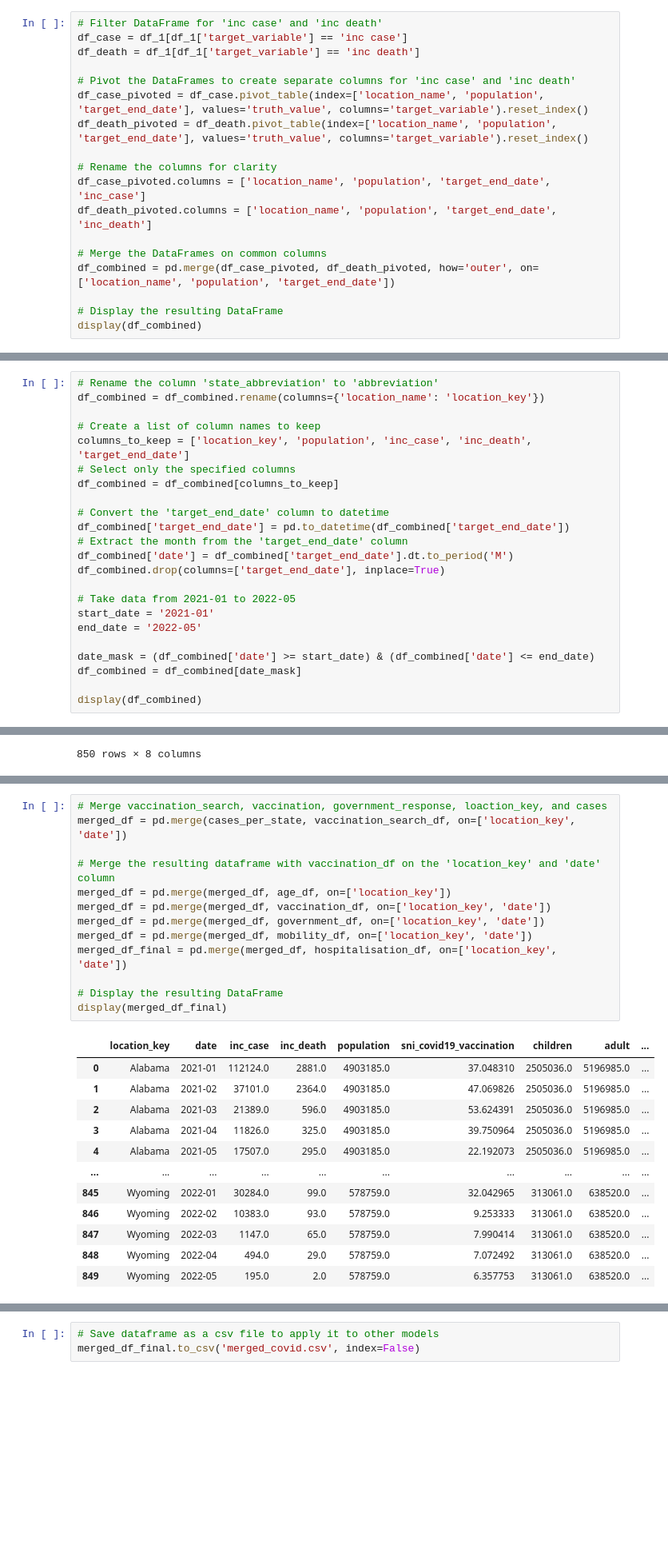
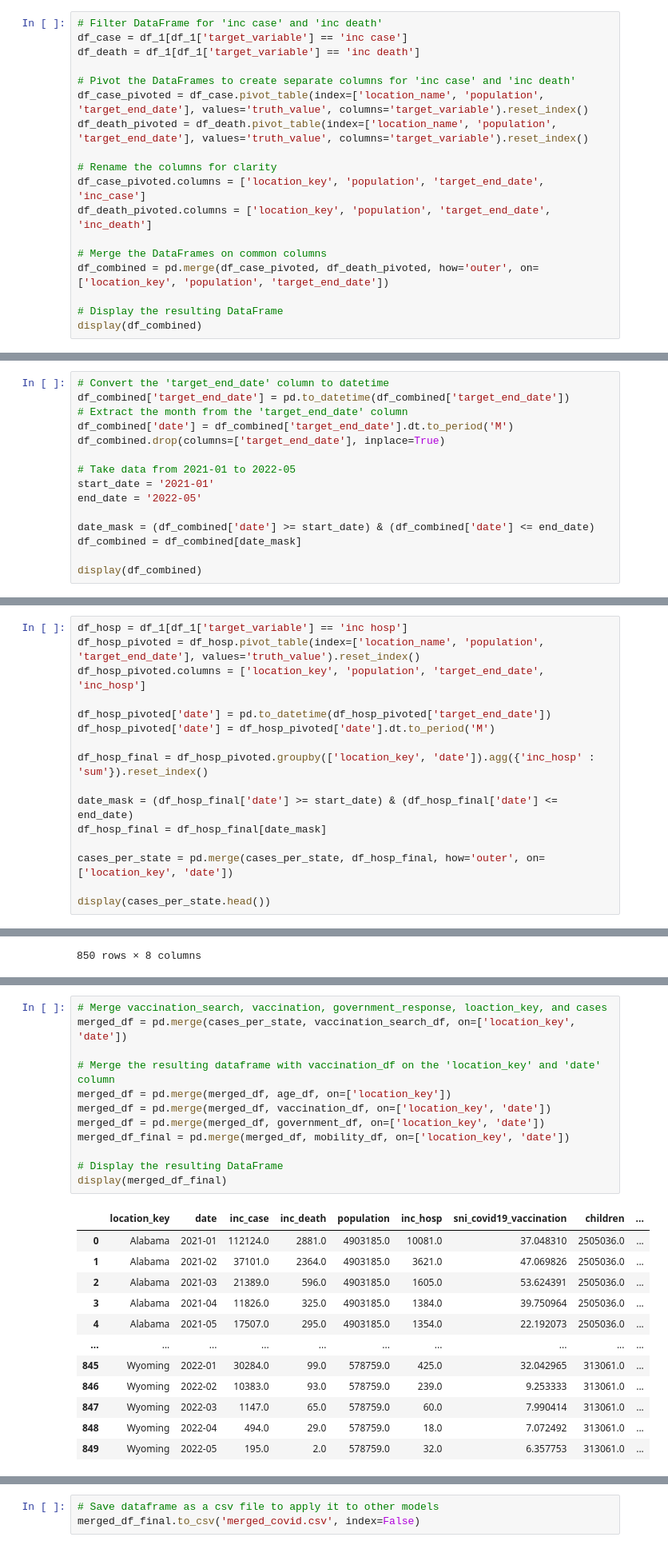
Before and after one commit to eunjeongc/covcast, a Jupyter notebook: Linear Regression.ipynb, the cells around one changed output, grey strips where cells are left out. Shown at 80% size. Drawn from its saved outputs; the diff is of its cells as text; blank space fills up the shorter version.

```diff
--- a/Linear Regression.ipynb
+++ b/Linear Regression.ipynb
@@ -25,11 +25,11 @@ df_case_pivoted = df_case.pivot_table(index=['location_name', 'population', 'tar
 df_death_pivoted = df_death.pivot_table(index=['location_name', 'population', 'target_end_date'], values='truth_value', columns='target_variable').reset_index()
 
 # Rename the columns for clarity
-df_case_pivoted.columns = ['location_name', 'population', 'target_end_date', 'inc_case']
-df_death_pivoted.columns = ['location_name', 'population', 'target_end_date', 'inc_death']
+df_case_pivoted.columns = ['location_key', 'population', 'target_end_date', 'inc_case']
+df_death_pivoted.columns = ['location_key', 'population', 'target_end_date', 'inc_death']
 
 # Merge the DataFrames on common columns
-df_combined = pd.merge(df_case_pivoted, df_death_pivoted, how='outer', on=['location_name', 'population', 'target_end_date'])
+df_combined = pd.merge(df_case_pivoted, df_death_pivoted, how='outer', on=['location_key', 'population', 'target_end_date'])
 
 # Display the resulting DataFrame
 display(df_combined)
@@ -48,14 +48,6 @@ display(df_combined)
 | 12077 | Wyoming | 578759 | 2022-05-07 | 195.0 | 2.0 |
 12078 rows × 5 columns
 # %%
-# Rename the column 'state_abbreviation' to 'abbreviation'
-df_combined = df_combined.rename(columns={'location_name': 'location_key'})
-
-# Create a list of column names to keep
-columns_to_keep = ['location_key', 'population', 'inc_case', 'inc_death', 'target_end_date']
-# Select only the specified columns
-df_combined = df_combined[columns_to_keep]
-
 # Convert the 'target_end_date' column to datetime
 df_combined['target_end_date'] = pd.to_datetime(df_combined['target_end_date'])
 # Extract the month from the 'target_end_date' column
@@ -154,0 +147,16 @@ display(cases_per_state.head())
+# %%
+df_hosp = df_1[df_1['target_variable'] == 'inc hosp']
+df_hosp_pivoted = df_hosp.pivot_table(index=['location_name', 'population', 'target_end_date'], values='truth_value').reset_index()
+df_hosp_pivoted.columns = ['location_key', 'population', 'target_end_date', 'inc_hosp']
+
+df_hosp_pivoted['date'] = pd.to_datetime(df_hosp_pivoted['target_end_date'])
+df_hosp_pivoted['date'] = df_hosp_pivoted['date'].dt.to_period('M')
+
+df_hosp_final = df_hosp_pivoted.groupby(['location_key', 'date']).agg({'inc_hosp' : 'sum'}).reset_index()
+
+date_mask = (df_hosp_final['date'] >= start_date) & (df_hosp_final['date'] <= end_date)
+df_hosp_final = df_hosp_final[date_mask]
+
+cases_per_state = pd.merge(cases_per_state, df_hosp_final, how='outer', on=['location_key', 'date'])
+
+display(cases_per_state.head())
@@ -676,27 +690,26 @@ Shape of age_df: (50, 4)
 # %%
 # Merge vaccination_search, vaccination, government_response, loaction_key, and cases
 merged_df = pd.merge(cases_per_state, vaccination_search_df, on=['location_key', 'date'])
 
 # Merge the resulting dataframe with vaccination_df on the 'location_key' and 'date' column
 merged_df = pd.merge(merged_df, age_df, on=['location_key'])
 merged_df = pd.merge(merged_df, vaccination_df, on=['location_key', 'date'])
 merged_df = pd.merge(merged_df, government_df, on=['location_key', 'date'])
-merged_df = pd.merge(merged_df, mobility_df, on=['location_key', 'date'])
-merged_df_final = pd.merge(merged_df, hospitalisation_df, on=['location_key', 'date'])
+merged_df_final = pd.merge(merged_df, mobility_df, on=['location_key', 'date'])
 
 # Display the resulting DataFrame
 display(merged_df_final)
 # %% [output]
-|  | location_key | date | inc_case | inc_death | population | sni_covid19_vaccination | children | adult | ... |
-| 0 | Alabama | 2021-01 | 112124.0 | 2881.0 | 4903185.0 | 37.048310 | 2505036.0 | 5196985.0 | ... |
-| 1 | Alabama | 2021-02 | 37101.0 | 2364.0 | 4903185.0 | 47.069826 | 2505036.0 | 5196985.0 | ... |
-| 2 | Alabama | 2021-03 | 21389.0 | 596.0 | 4903185.0 | 53.624391 | 2505036.0 | 5196985.0 | ... |
-| 3 | Alabama | 2021-04 | 11826.0 | 325.0 | 4903185.0 | 39.750964 | 2505036.0 | 5196985.0 | ... |
-| 4 | Alabama | 2021-05 | 17507.0 | 295.0 | 4903185.0 | 22.192073 | 2505036.0 | 5196985.0 | ... |
+|  | location_key | date | inc_case | inc_death | population | inc_hosp | sni_covid19_vaccination | children | ... |
+| 0 | Alabama | 2021-01 | 112124.0 | 2881.0 | 4903185.0 | 10081.0 | 37.048310 | 2505036.0 | ... |
+| 1 | Alabama | 2021-02 | 37101.0 | 2364.0 | 4903185.0 | 3621.0 | 47.069826 | 2505036.0 | ... |
+| 2 | Alabama | 2021-03 | 21389.0 | 596.0 | 4903185.0 | 1605.0 | 53.624391 | 2505036.0 | ... |
+| 3 | Alabama | 2021-04 | 11826.0 | 325.0 | 4903185.0 | 1384.0 | 39.750964 | 2505036.0 | ... |
+| 4 | Alabama | 2021-05 | 17507.0 | 295.0 | 4903185.0 | 1354.0 | 22.192073 | 2505036.0 | ... |
 | ... | ... | ... | ... | ... | ... | ... | ... | ... | ... |
-| 845 | Wyoming | 2022-01 | 30284.0 | 99.0 | 578759.0 | 32.042965 | 313061.0 | 638520.0 | ... |
-| 846 | Wyoming | 2022-02 | 10383.0 | 93.0 | 578759.0 | 9.253333 | 313061.0 | 638520.0 | ... |
-| 847 | Wyoming | 2022-03 | 1147.0 | 65.0 | 578759.0 | 7.990414 | 313061.0 | 638520.0 | ... |
-| 848 | Wyoming | 2022-04 | 494.0 | 29.0 | 578759.0 | 7.072492 | 313061.0 | 638520.0 | ... |
-| 849 | Wyoming | 2022-05 | 195.0 | 2.0 | 578759.0 | 6.357753 | 313061.0 | 638520.0 | ... |
+| 845 | Wyoming | 2022-01 | 30284.0 | 99.0 | 578759.0 | 425.0 | 32.042965 | 313061.0 | ... |
+| 846 | Wyoming | 2022-02 | 10383.0 | 93.0 | 578759.0 | 239.0 | 9.253333 | 313061.0 | ... |
+| 847 | Wyoming | 2022-03 | 1147.0 | 65.0 | 578759.0 | 60.0 | 7.990414 | 313061.0 | ... |
+| 848 | Wyoming | 2022-04 | 494.0 | 29.0 | 578759.0 | 18.0 | 7.072492 | 313061.0 | ... |
+| 849 | Wyoming | 2022-05 | 195.0 | 2.0 | 578759.0 | 32.0 | 6.357753 | 313061.0 | ... |
 850 rows × 18 columns
```
Also changed, not shown: parts of 29 cells of this notebook, 1 other file.
